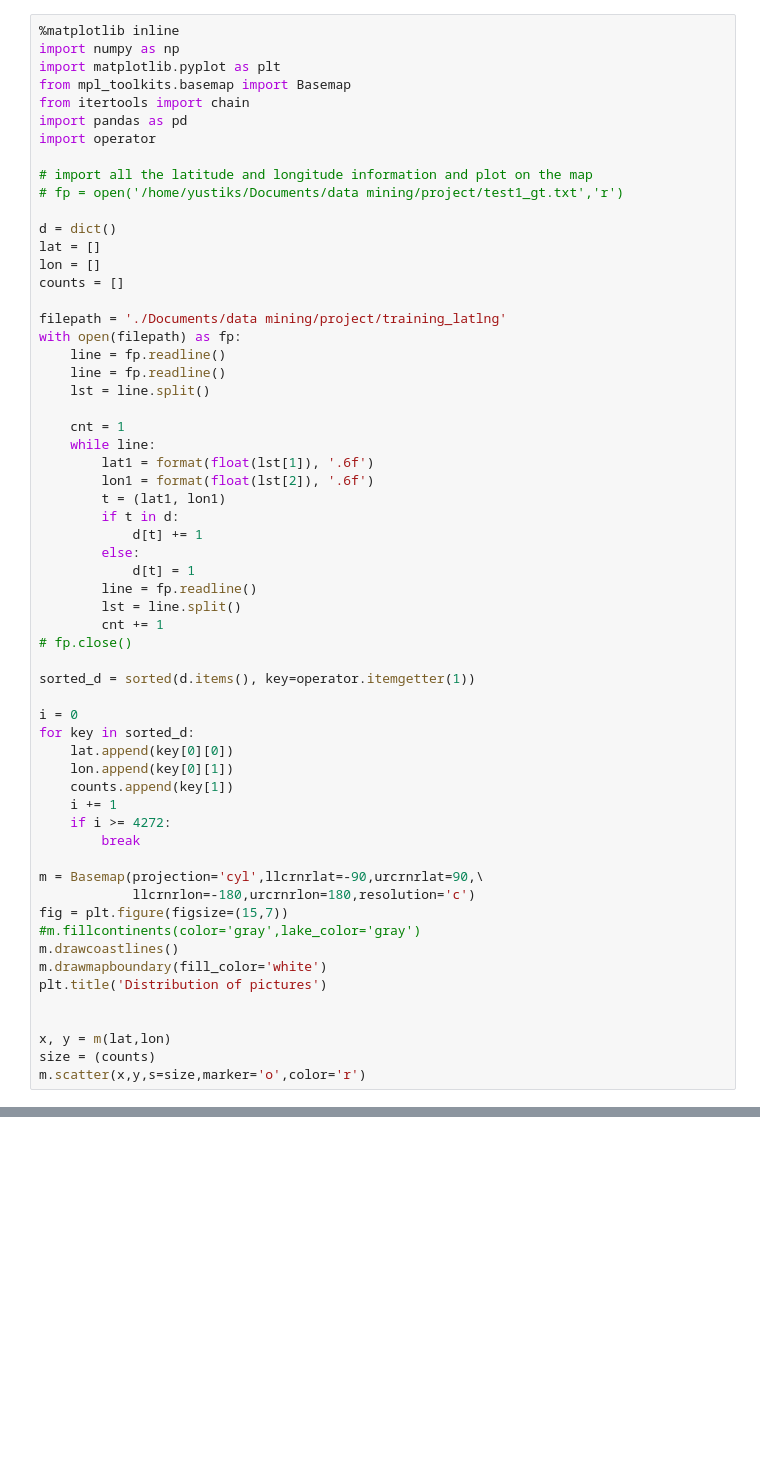
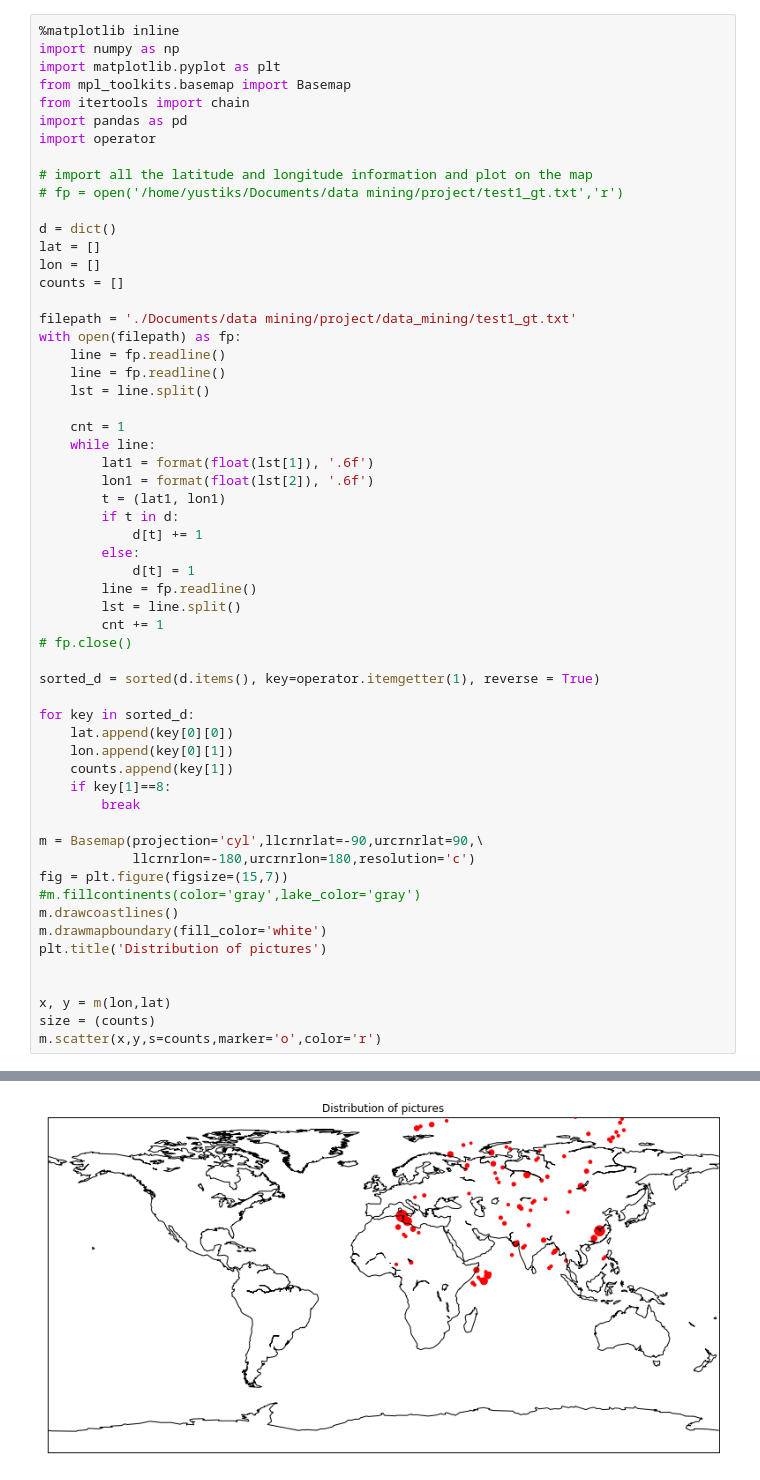
Before and after one commit to yustiks/data_mining, a Jupyter notebook: map_landmarks.ipynb, the cells around one changed output, grey strips where cells are left out. Saved outputs shown, nothing was run; the diff lists cells and outputs as text; blank space fills up the shorter version.

```diff
--- a/map_landmarks.ipynb
+++ b/map_landmarks.ipynb
@@ -15,7 +15,7 @@ lat = []
 lon = []
 counts = []
 
-filepath = './Documents/data mining/project/training_latlng'
+filepath = './Documents/data mining/project/data_mining/test1_gt.txt'
 with open(filepath) as fp:
     line = fp.readline()
     line = fp.readline()
@@ -35,15 +35,13 @@ with open(filepath) as fp:
         cnt += 1
 # fp.close()
 
-sorted_d = sorted(d.items(), key=operator.itemgetter(1))
+sorted_d = sorted(d.items(), key=operator.itemgetter(1), reverse = True)
 
-i = 0
 for key in sorted_d:
     lat.append(key[0][0])
     lon.append(key[0][1])
     counts.append(key[1])
-    i += 1
-    if i >= 4272:
+    if key[1]==8:
         break
 
 m = Basemap(projection='cyl',llcrnrlat=-90,urcrnrlat=90,\
@@ -55,6 +53,7 @@ m.drawmapboundary(fill_color='white')
 plt.title('Distribution of pictures')
 
 
-x, y = m(lat,lon)
+x, y = m(lon,lat)
 size = (counts)
-m.scatter(x,y,s=size,marker='o',color='r')
+m.scatter(x,y,s=counts,marker='o',color='r')
+# %% [output]
@@ -60,0 +63 @@ m.scatter(x,y,s=size,marker='o',color='r')
+[figure, added]
```
Also changed, not shown: parts of 5 cells of this notebook.
